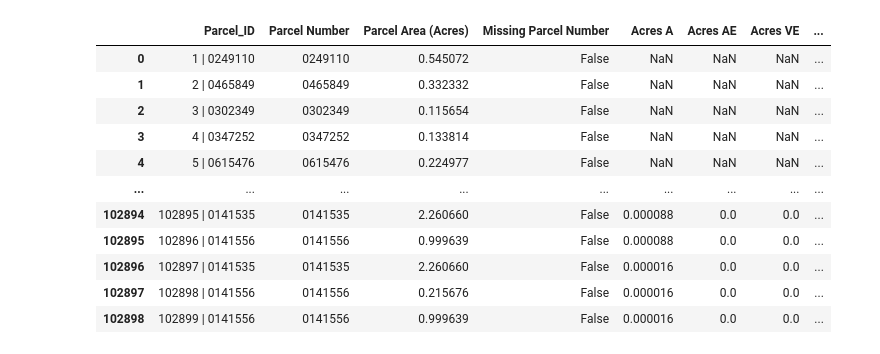
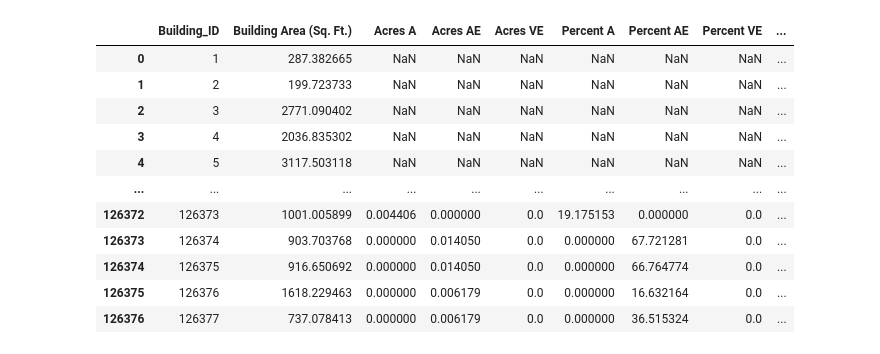
Before and after one commit to harrisbienn/utils, a Jupyter notebook: crs_building_sfha.ipynb, the cells around one changed output. Cells and saved outputs as stored; diff of their text form; code cells hidden in the pictures.

```diff
--- a/crs_building_sfha.ipynb
+++ b/crs_building_sfha.ipynb
@@ -5,7 +5,7 @@ import numpy as np
 
 # Load the unioned GeoJSON
 gdf = gpd.read_file(
-    r'C:\Users\ah5766\OneDrive - Halff\Documents\ArcGIS\Projects\Livingston_GIS\LivingstonParish_Parcels_AquisitionProperty_SFHA_Union.geojson'
+    r'C:\Users\ah5766\OneDrive - Halff\Documents\ArcGIS\Projects\Livingston_GIS\LivingstonParish_Assessors_BuildingFootprints_SFHA_Identity.geojson'
 )
 gdf
 # %% [output]
@@ -64,54 +25,58 @@ grouped
 # %%
-# Normalize fields
+# Normalize Flood Zone field
 gdf['Flood Zone'] = gdf['Flood Zone'].fillna('').str.strip().str.upper()
-gdf['SFHA Area (Acres)'] = pd.to_numeric(gdf['SFHA Area (Acres)'], errors='coerce').fillna(0)
-gdf['Parcel Area (Acres)'] = pd.to_numeric(gdf['Parcel Area (Acres)'], errors='coerce').fillna(0)
-
-# Treat missing or empty flood zones as "NOT IN FLOOD ZONE"
 gdf.loc[gdf['Flood Zone'] == '', 'Flood Zone'] = 'NOT IN FLOOD ZONE'
 
-# Set SFHA Area to 0 where NOT IN FLOOD ZONE
-gdf.loc[gdf['Flood Zone'] == 'NOT IN FLOOD ZONE', 'SFHA Area (Acres)'] = 0
+# Coerce fields to numeric
+gdf['Building SFHA Area (Sq. Ft.)'] = pd.to_numeric(gdf['Building SFHA Area (Sq. Ft.)'], errors='coerce').fillna(0)
+gdf['Building Area (Sq. Ft.)'] = pd.to_numeric(gdf['Building Area (Sq. Ft.)'], errors='coerce').fillna(0)
 
-# Create composite Parcel ID
-gdf['Parcel_ID'] = gdf['OBJECTID'].astype(str) + ' | ' + gdf['Parcel Number'].fillna('')
+# Zero out SFHA area for non-flood zone areas
+gdf.loc[gdf['Flood Zone'] == 'NOT IN FLOOD ZONE', 'Building SFHA Area (Sq. Ft.)'] = 0
 
-# Flag missing parcel numbers
-gdf['Missing Parcel Number'] = gdf['Parcel Number'].isna() | (gdf['Parcel Number'].str.strip() == '???')
+# Create unique building ID (assuming OBJECTID exists)
+gdf['Building_ID'] = gdf['OBJECTID'].astype(str)
 
-# Base parcel-level data
-parcel_df = gdf[['Parcel_ID', 'Parcel Number', 'Parcel Area (Acres)', 'Missing Parcel Number']].drop_duplicates()
+# Base building-level info
+building_df = gdf[['Building_ID', 'Building Area (Sq. Ft.)']].drop_duplicates()
 
-# Only include actual flood zones (exclude NOT IN FLOOD ZONE)
-flood_gdf = gdf[gdf['Flood Zone'] != 'NOT IN FLOOD ZONE'].copy()
+# Filter out non-flood zones for category calculations
+sfha_gdf = gdf[gdf['Flood Zone'] != 'NOT IN FLOOD ZONE'].copy()
 
-# Group by Parcel_ID and Flood Zone to get area
-zone_acres = flood_gdf.groupby(['Parcel_ID', 'Flood Zone'])['SFHA Area (Acres)'].sum().unstack(fill_value=0)
+# Group by Building ID + Flood Zone
+zone_sqft = sfha_gdf.groupby(['Building_ID', 'Flood Zone'])['Building SFHA Area (Sq. Ft.)'].sum().unstack(fill_value=0)
+
+# Convert square feet to acres
+zone_acres = zone_sqft / 43560
 zone_acres.columns = [f'Acres {zone}' for zone in zone_acres.columns]
 
-# Calculate percentage per flood zone
-zone_percents = zone_acres.div(parcel_df.set_index('Parcel_ID')['Parcel Area (Acres)'], axis=0) * 100
-zone_percents.columns = [col.replace('Acres', 'Percent') for col in zone_acres.columns]
+# Compute percent of building area in each flood zone
+zone_percents = zone_sqft.div(building_df.set_index('Building_ID')['Building Area (Sq. Ft.)'], axis=0) * 100
+zone_percents.columns = [f'Percent {zone}' for zone in zone_percents.columns]
 
-# Merge into final table
-final_df = parcel_df.set_index('Parcel_ID').join([zone_acres, zone_percents])
-final_df = final_df.reset_index()
+# Combine all into final DataFrame
+final_df = building_df.set_index('Building_ID').join([zone_acres, zone_percents]).reset_index()
 
-# Calculate total SFHA Area and % across all flood zones (excluding NOT IN)
+# Calculate total SFHA area (acres) and cumulative %
 sfha_acre_cols = [col for col in final_df.columns if col.startswith('Acres ')]
 final_df['Total SFHA Area'] = final_df[sfha_acre_cols].sum(axis=1)
-final_df['Cumulative SFHA %'] = (final_df['Total SFHA Area'] / final_df['Parcel Area (Acres)']) * 100
+final_df['Cumulative SFHA %'] = (final_df['Total SFHA Area'] * 43560 / final_df['Building Area (Sq. Ft.)']) * 100
+
+# Clean up infs and NaNs
+final_df.replace([np.inf, -np.inf], np.nan, inplace=True)
+final_df = final_df.where(pd.notnull(final_df), None)
+
 final_df
 # %% [output]
-|  | Parcel_ID | Parcel Number | Parcel Area (Acres) | Missing Parcel Number | Acres A | Acres AE | Acres VE | ... |
-| 0 | 1 | 0249110 | 0249110 | 0.545072 | False | NaN | NaN | NaN | ... |
-| 1 | 2 | 0465849 | 0465849 | 0.332332 | False | NaN | NaN | NaN | ... |
-| 2 | 3 | 0302349 | 0302349 | 0.115654 | False | NaN | NaN | NaN | ... |
-| 3 | 4 | 0347252 | 0347252 | 0.133814 | False | NaN | NaN | NaN | ... |
-| 4 | 5 | 0615476 | 0615476 | 0.224977 | False | NaN | NaN | NaN | ... |
-| ... | ... | ... | ... | ... | ... | ... | ... | ... |
-| 102894 | 102895 | 0141535 | 0141535 | 2.260660 | False | 0.000088 | 0.0 | 0.0 | ... |
-| 102895 | 102896 | 0141556 | 0141556 | 0.999639 | False | 0.000088 | 0.0 | 0.0 | ... |
-| 102896 | 102897 | 0141535 | 0141535 | 2.260660 | False | 0.000016 | 0.0 | 0.0 | ... |
-| 102897 | 102898 | 0141556 | 0141556 | 0.215676 | False | 0.000016 | 0.0 | 0.0 | ... |
-| 102898 | 102899 | 0141556 | 0141556 | 0.999639 | False | 0.000016 | 0.0 | 0.0 | ... |
+|  | Building_ID | Building Area (Sq. Ft.) | Acres A | Acres AE | Acres VE | Percent A | Percent AE | Percent VE | ... |
+| 0 | 1 | 287.382665 | NaN | NaN | NaN | NaN | NaN | NaN | ... |
+| 1 | 2 | 199.723733 | NaN | NaN | NaN | NaN | NaN | NaN | ... |
+| 2 | 3 | 2771.090402 | NaN | NaN | NaN | NaN | NaN | NaN | ... |
+| 3 | 4 | 2036.835302 | NaN | NaN | NaN | NaN | NaN | NaN | ... |
+| 4 | 5 | 3117.503118 | NaN | NaN | NaN | NaN | NaN | NaN | ... |
+| ... | ... | ... | ... | ... | ... | ... | ... | ... | ... |
+| 126372 | 126373 | 1001.005899 | 0.004406 | 0.000000 | 0.0 | 19.175153 | 0.000000 | 0.0 | ... |
+| 126373 | 126374 | 903.703768 | 0.000000 | 0.014050 | 0.0 | 0.000000 | 67.721281 | 0.0 | ... |
+| 126374 | 126375 | 916.650692 | 0.000000 | 0.014050 | 0.0 | 0.000000 | 66.764774 | 0.0 | ... |
+| 126375 | 126376 | 1618.229463 | 0.000000 | 0.006179 | 0.0 | 0.000000 | 16.632164 | 0.0 | ... |
+| 126376 | 126377 | 737.078413 | 0.000000 | 0.006179 | 0.0 | 0.000000 | 36.515324 | 0.0 | ... |
```
Also changed, not shown: parts of 12 cells of this notebook.
